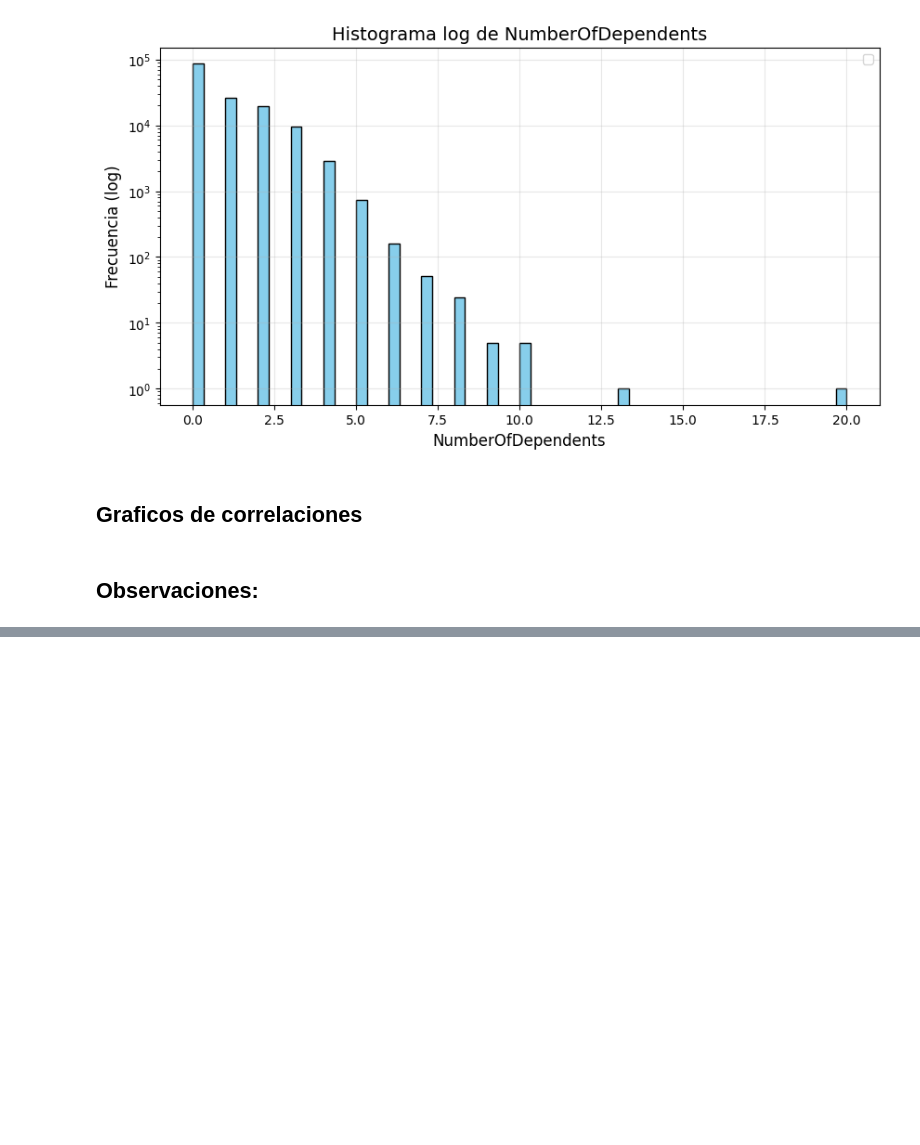
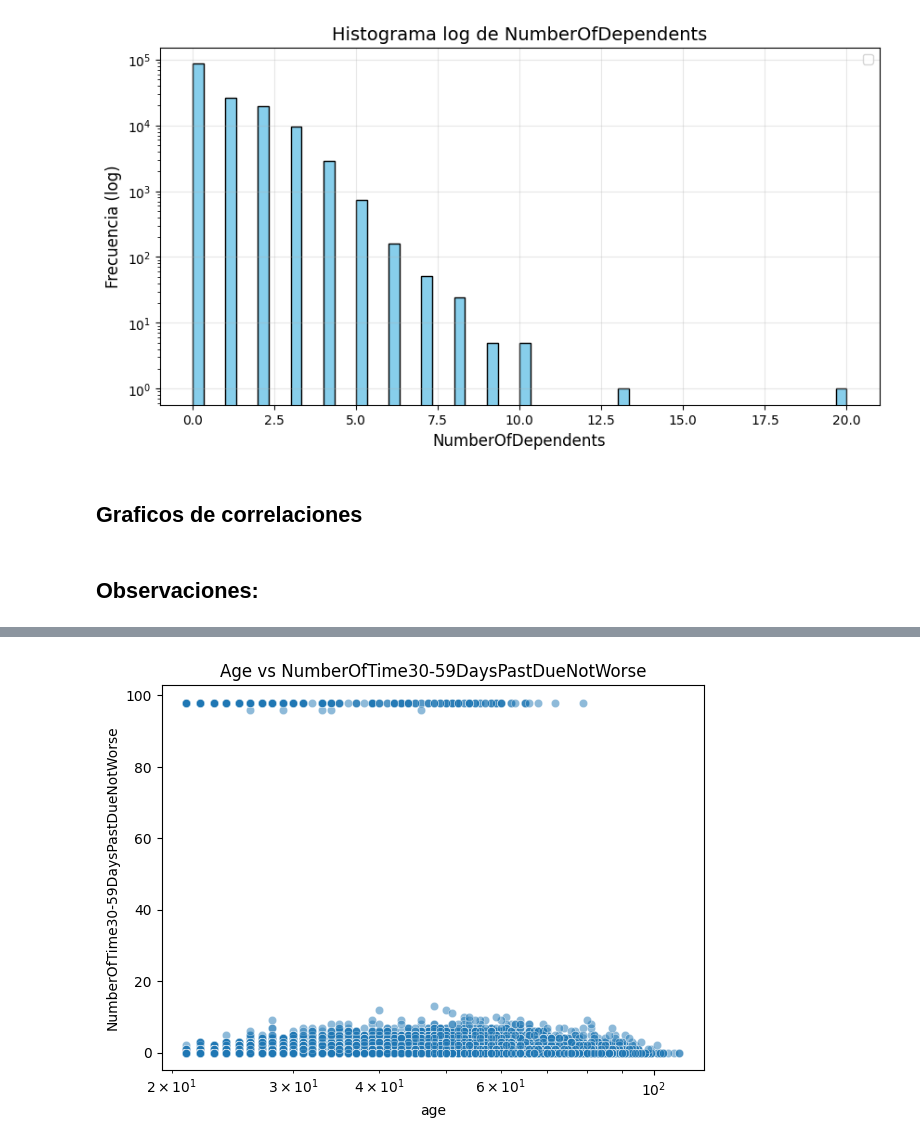
Before and after one commit to THEWACHER1103/analisis_crediticio, a Jupyter notebook: Analisis_crediticio.ipynb, the cells around one changed output, grey strips where cells are left out. Saved outputs shown, nothing was run; the diff lists cells and outputs as text; code cells hidden in the pictures; blank space fills up the shorter version.

```diff
--- a/Analisis_crediticio.ipynb
+++ b/Analisis_crediticio.ipynb
@@ -232,0 +303,9 @@ for col in columns:
+# %%
+plt.figure(figsize=(7,5))
+sns.scatterplot(data=df, x='age', y='NumberOfTime30-59DaysPastDueNotWorse', alpha=0.5)
+plt.title('Age vs NumberOfTime30-59DaysPastDueNotWorse')
+plt.xscale('log')
+#lt.yscale('log')
+plt.show()
+# %% [output]
+[figure, added]
```
Also changed, not shown: parts of 15 cells of this notebook.
